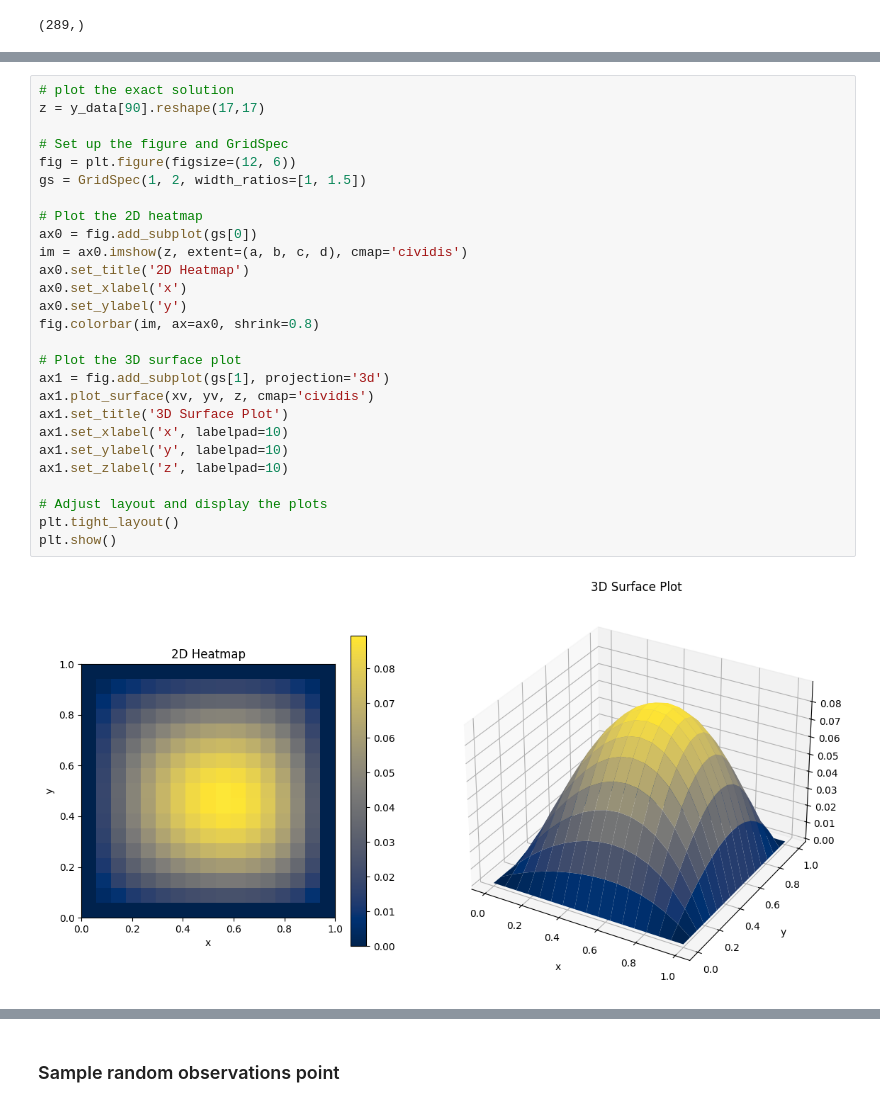
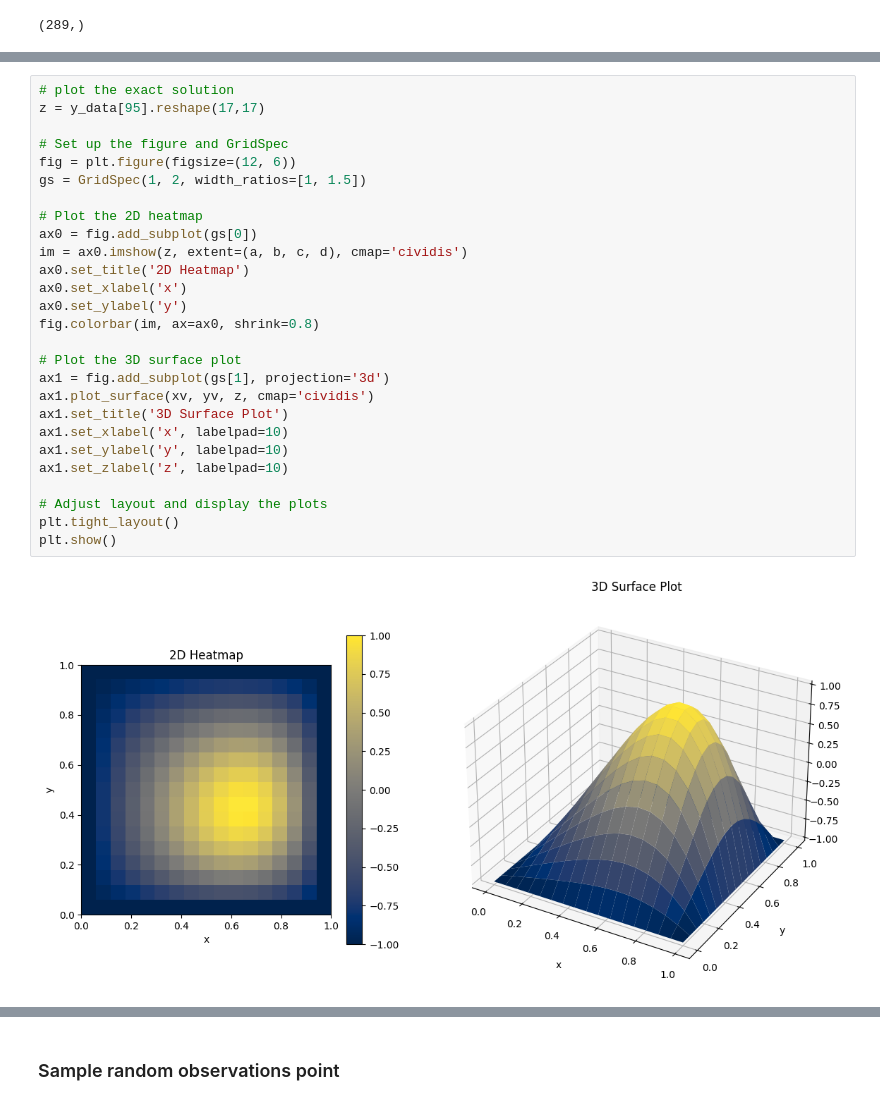
Before and after one commit to GabeXxX/Napde-Project, a Jupyter notebook: 4.2 Solving Bayesian Inverse Problems via Vae-05-third term.ipynb, the cells around one changed output, grey strips where cells are left out. Saved outputs shown, nothing was run; the diff lists cells and outputs as text.

```diff
--- a/4.2 Solving Bayesian Inverse Problems via Vae-05-third term.ipynb
+++ b/4.2 Solving Bayesian Inverse Problems via Vae-05-third term.ipynb
@@ -332,32 +383,32 @@ y_data[0].shape
 # %%
 # plot the exact solution
-z = y_data[90].reshape(17,17)
+z = y_data[95].reshape(17,17)
 
 # Set up the figure and GridSpec
 fig = plt.figure(figsize=(12, 6))
 gs = GridSpec(1, 2, width_ratios=[1, 1.5])
 
 # Plot the 2D heatmap
 ax0 = fig.add_subplot(gs[0])
 im = ax0.imshow(z, extent=(a, b, c, d), cmap='cividis')
 ax0.set_title('2D Heatmap')
 ax0.set_xlabel('x')
 ax0.set_ylabel('y')
 fig.colorbar(im, ax=ax0, shrink=0.8)
 
 # Plot the 3D surface plot
 ax1 = fig.add_subplot(gs[1], projection='3d')
 ax1.plot_surface(xv, yv, z, cmap='cividis')
 ax1.set_title('3D Surface Plot')
 ax1.set_xlabel('x', labelpad=10)
 ax1.set_ylabel('y', labelpad=10)
 ax1.set_zlabel('z', labelpad=10)
 
 # Adjust layout and display the plots
 plt.tight_layout()
 plt.show()
 # %% [output]
-[figure, old version]
+[figure, new version]
 # %%
 # plot the exact solution
 z = y_data[1].reshape(17,17)
```
Also changed, not shown: parts of 24 cells of this notebook, 2 other files.
